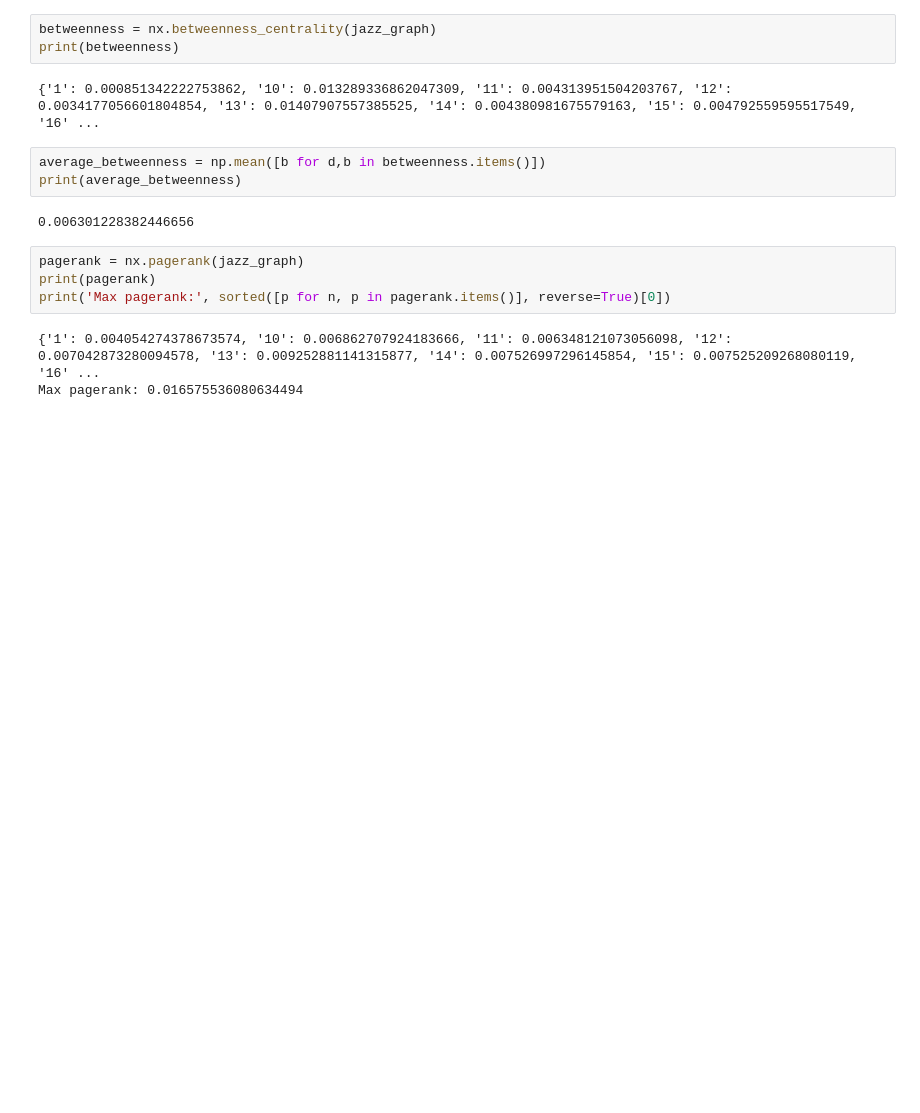
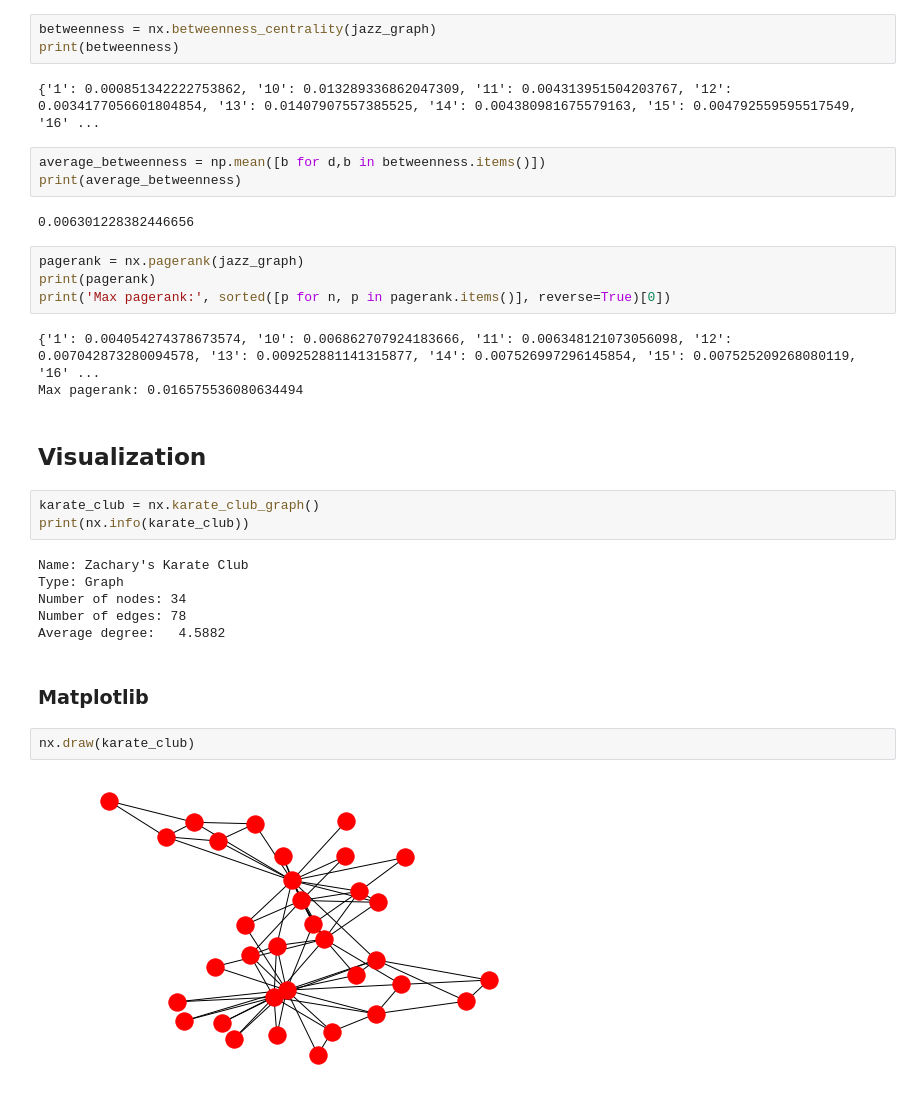
Before and after one commit to szymanskim/networkx-library-workshop, a Jupyter notebook: notebooks/NetworkX_Live.ipynb, the cells around one changed output. Saved outputs shown, nothing was run; the diff lists cells and outputs as text; blank space fills up the shorter version.

```diff
--- a/notebooks/NetworkX_Live.ipynb
+++ b/notebooks/NetworkX_Live.ipynb
@@ -176,3 +176,20 @@ print('Max pagerank:', sorted([p for n, p in pagerank.items()], reverse=True)[0]
 # %% [output]
 {'1': 0.004054274378673574, '10': 0.006862707924183666, '11': 0.006348121073056098, '12': 0.007042873280094578, '13': 0.009252881141315877, '14': 0.007526997296145854, '15': 0.007525209268080119, '16' ...
 Max pagerank: 0.016575536080634494
+# %% [markdown]
+## Visualization
+# %%
+karate_club = nx.karate_club_graph()
+print(nx.info(karate_club))
+# %% [output]
+Name: Zachary's Karate Club
+Type: Graph
+Number of nodes: 34
+Number of edges: 78
+Average degree:   4.5882
+# %% [markdown]
+### Matplotlib
+# %%
+nx.draw(karate_club)
+# %% [output]
+[figure, added]
```
Also changed, not shown: parts of 15 cells of this notebook.
